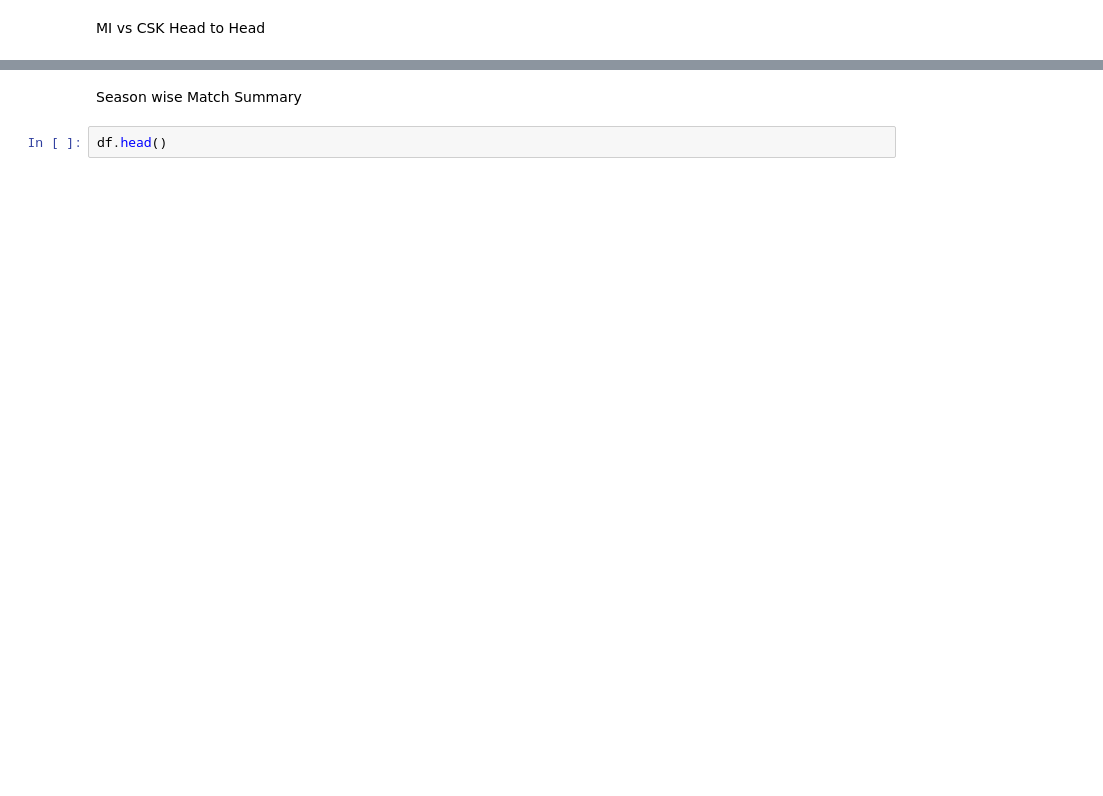
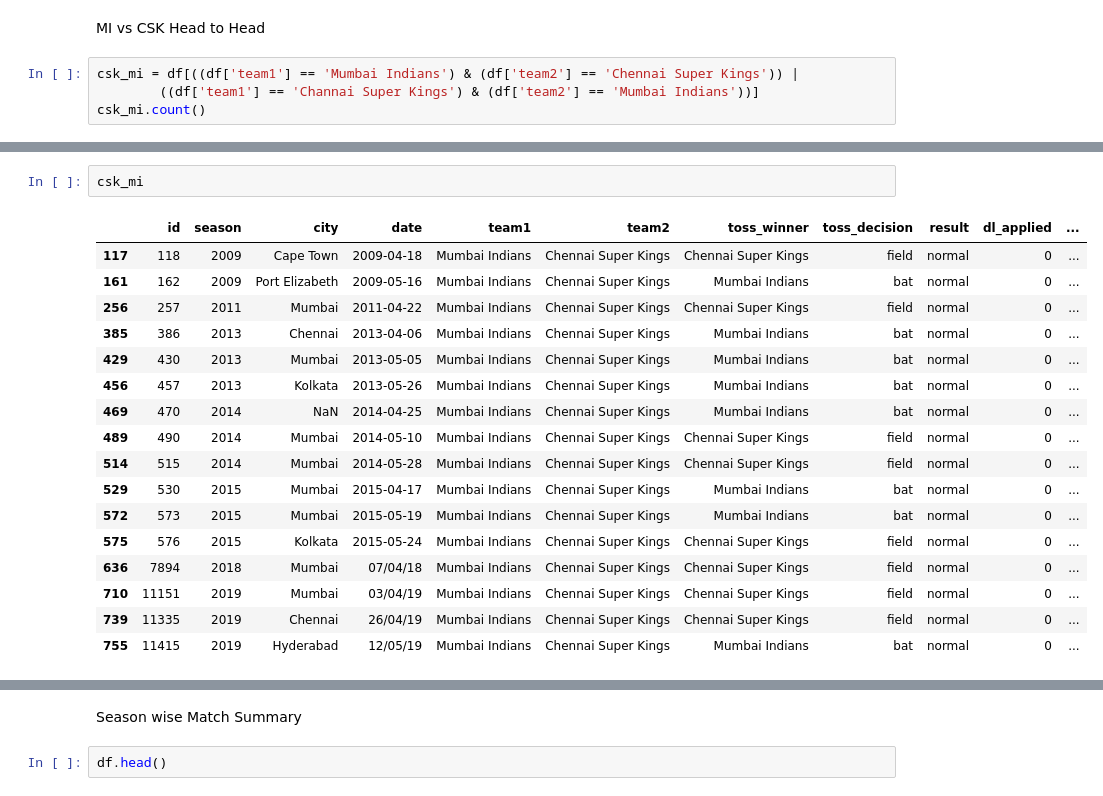
Before and after one commit to mukesh1996-ds/IPL-EDA, a Jupyter notebook: notebook.ipynb, the cells around one changed output, grey strips where cells are left out. Cells and saved outputs as stored; diff of their text form; blank space fills up the shorter version.

```diff
--- a/notebook.ipynb
+++ b/notebook.ipynb
@@ -361,3 +361,7 @@ df['venue'].value_counts().iplot(kind='bar')
 [interactive output not drawn]
 # %% [markdown]
 MI vs CSK Head to Head
+# %%
+csk_mi = df[((df['team1'] == 'Mumbai Indians') & (df['team2'] == 'Chennai Super Kings')) |
+        ((df['team1'] == 'Channai Super Kings') & (df['team2'] == 'Mumbai Indians'))]
+csk_mi.count()
@@ -363,0 +388,20 @@ MI vs CSK Head to Head
+# %%
+csk_mi
+# %% [output]
+|  | id | season | city | date | team1 | team2 | toss_winner | toss_decision | result | dl_applied | ... |
+| 117 | 118 | 2009 | Cape Town | 2009-04-18 | Mumbai Indians | Chennai Super Kings | Chennai Super Kings | field | normal | 0 | ... |
+| 161 | 162 | 2009 | Port Elizabeth | 2009-05-16 | Mumbai Indians | Chennai Super Kings | Mumbai Indians | bat | normal | 0 | ... |
+| 256 | 257 | 2011 | Mumbai | 2011-04-22 | Mumbai Indians | Chennai Super Kings | Chennai Super Kings | field | normal | 0 | ... |
+| 385 | 386 | 2013 | Chennai | 2013-04-06 | Mumbai Indians | Chennai Super Kings | Mumbai Indians | bat | normal | 0 | ... |
+| 429 | 430 | 2013 | Mumbai | 2013-05-05 | Mumbai Indians | Chennai Super Kings | Mumbai Indians | bat | normal | 0 | ... |
+| 456 | 457 | 2013 | Kolkata | 2013-05-26 | Mumbai Indians | Chennai Super Kings | Mumbai Indians | bat | normal | 0 | ... |
+| 469 | 470 | 2014 | NaN | 2014-04-25 | Mumbai Indians | Chennai Super Kings | Mumbai Indians | bat | normal | 0 | ... |
+| 489 | 490 | 2014 | Mumbai | 2014-05-10 | Mumbai Indians | Chennai Super Kings | Chennai Super Kings | field | normal | 0 | ... |
+| 514 | 515 | 2014 | Mumbai | 2014-05-28 | Mumbai Indians | Chennai Super Kings | Chennai Super Kings | field | normal | 0 | ... |
+| 529 | 530 | 2015 | Mumbai | 2015-04-17 | Mumbai Indians | Chennai Super Kings | Mumbai Indians | bat | normal | 0 | ... |
+| 572 | 573 | 2015 | Mumbai | 2015-05-19 | Mumbai Indians | Chennai Super Kings | Mumbai Indians | bat | normal | 0 | ... |
+| 575 | 576 | 2015 | Kolkata | 2015-05-24 | Mumbai Indians | Chennai Super Kings | Chennai Super Kings | field | normal | 0 | ... |
+| 636 | 7894 | 2018 | Mumbai | 07/04/18 | Mumbai Indians | Chennai Super Kings | Chennai Super Kings | field | normal | 0 | ... |
+| 710 | 11151 | 2019 | Mumbai | 03/04/19 | Mumbai Indians | Chennai Super Kings | Chennai Super Kings | field | normal | 0 | ... |
+| 739 | 11335 | 2019 | Chennai | 26/04/19 | Mumbai Indians | Chennai Super Kings | Chennai Super Kings | field | normal | 0 | ... |
+| 755 | 11415 | 2019 | Hyderabad | 12/05/19 | Mumbai Indians | Chennai Super Kings | Mumbai Indians | bat | normal | 0 | ... |
```
Also changed, not shown: parts of 5 cells of this notebook.
